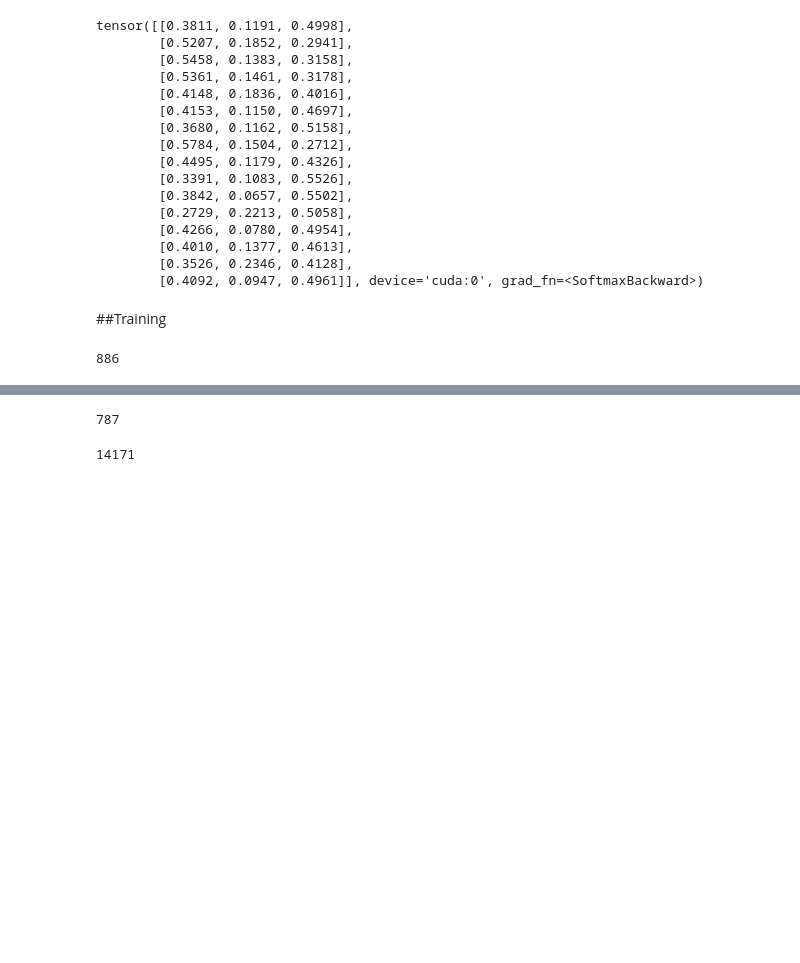
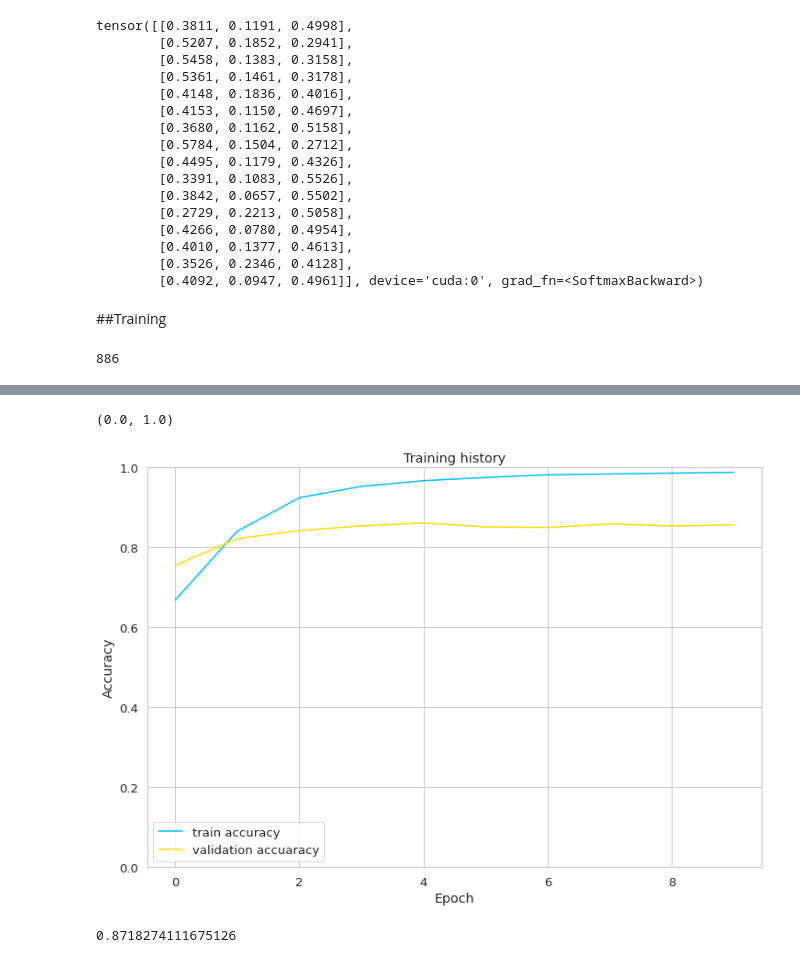
Before and after one commit to Masoud-Ghasemian/BERT, a Jupyter notebook: Sentiment_Analysis_with_BERT.ipynb, the cells around one changed output, grey strips where cells are left out. Saved outputs shown, nothing was run; the diff lists cells and outputs as text; code cells hidden in the pictures; blank space fills up the shorter version.

```diff
--- a/Sentiment_Analysis_with_BERT.ipynb
+++ b/Sentiment_Analysis_with_BERT.ipynb
@@ -489,6 +489,15 @@ for epoch in range(EPOCHS):
       len(df_val)
   )
   print(f'Val loss = {val_loss} accuracy = {val_acc}')
+
+  history['train_acc'].append(train_acc)
+  history['train_loss'].append(train_loss)
+  history['val_acc'].append(val_acc)
+  history['val_loss'].append(val_loss)
+
+  if val_acc > best_accuracy:
+    torch.save(model.state_dict(), 'best_model_state.bin')
+    best_accuracy = val_acc
 # %% [output]
 Epoch 1/10
 ----------
@@ -495,8 +519,18 @@ Epoch 1/10
-# %%
-len(df_val)
-# %% [output]
-787
-# %%
-len(df_train)
-# %% [output]
-14171
+# %%
+plt.plot(history['train_acc'], label = 'train accuracy')
+plt.plot(history['val_acc'], label = 'validation accuaracy')
+
+plt.title('Training history')
+plt.ylabel('Accuracy')
+plt.xlabel('Epoch')
+plt.legend()
+plt.ylim([0,1])
+# %% [output]
+(0.0, 1.0)
+[figure, added]
+# %%
+test_acc, _ = eval_model(model, test_data_loader, loss_fn, device, len(df_test))
+
+test_acc.item()
+# %% [output]
+0.8718274111675126
```
Also changed, not shown: parts of 6 cells of this notebook.
